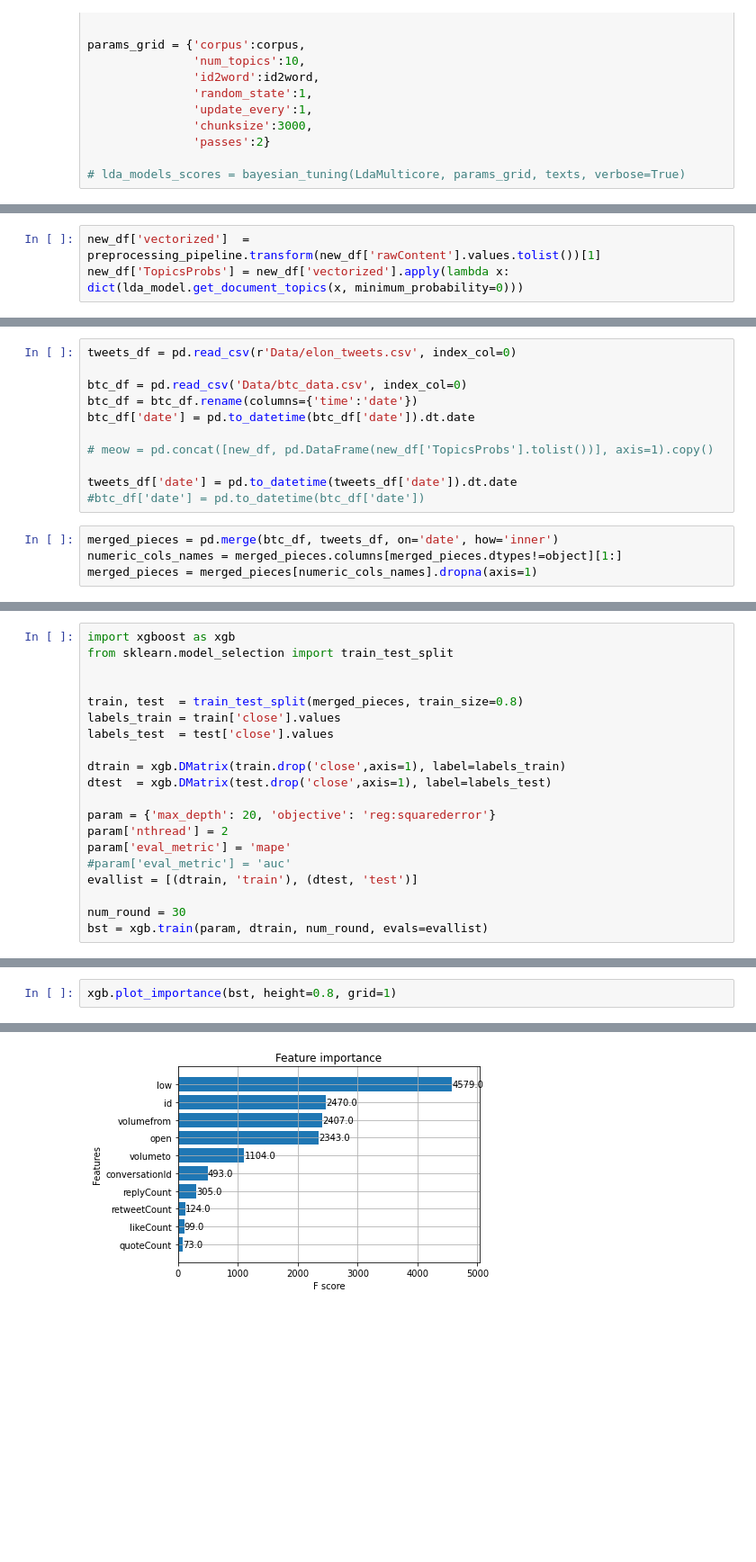
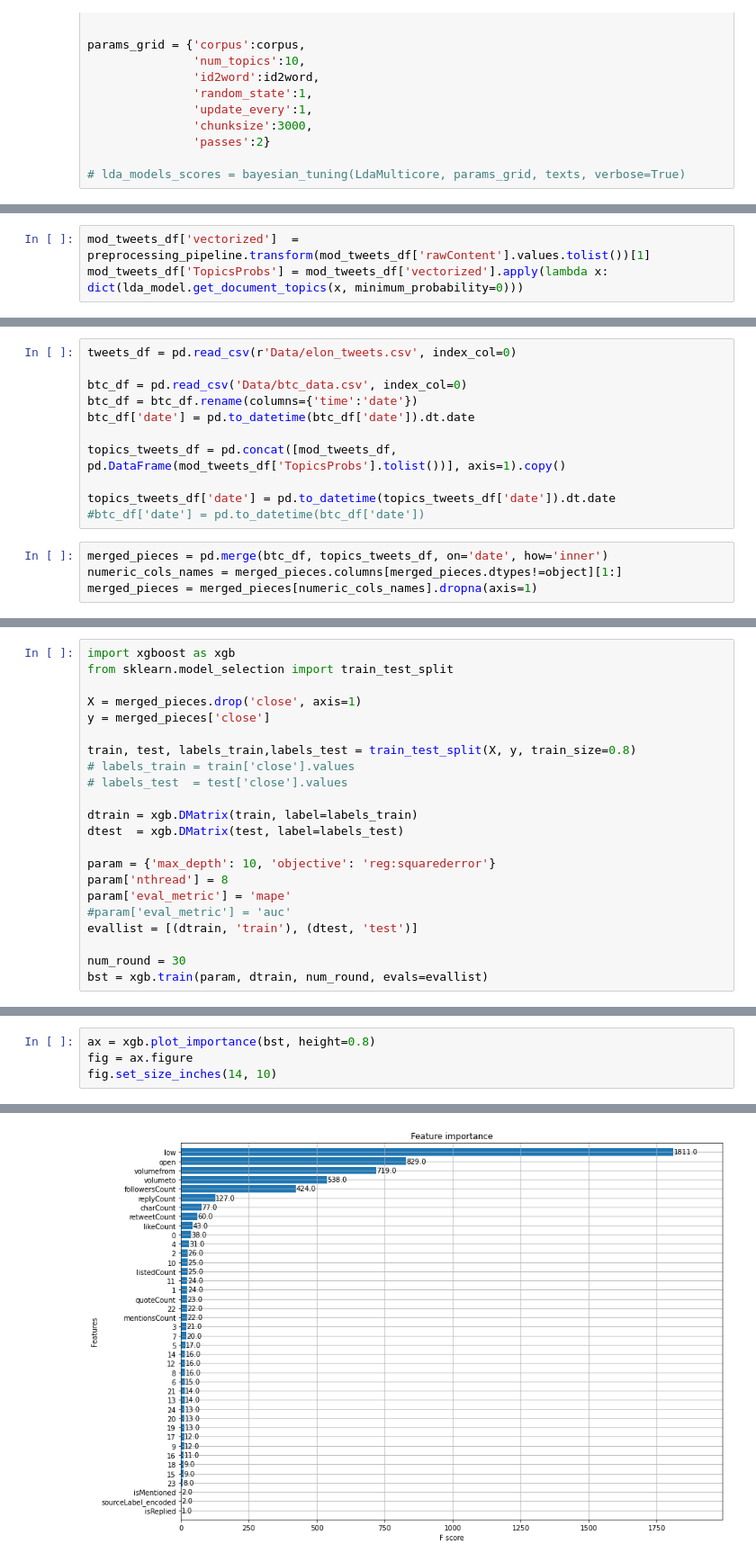
Before and after one commit to Mierva/ElonsCryptoEffect, a Jupyter notebook: main.ipynb, the cells around one changed output, grey strips where cells are left out. Shown at 90% size. Saved outputs shown, nothing was run; the diff lists cells and outputs as text; blank space fills up the shorter version.

Commit message:
cleaned complex text features for later grouping by date. moved it before LDA

```diff
--- a/main.ipynb
+++ b/main.ipynb
@@ -439,3 +397,3 @@ def prepare_new_texts(texts: list[str]):
 # %%
-new_df['vectorized']  = preprocessing_pipeline.transform(new_df['rawContent'].values.tolist())[1]
-new_df['TopicsProbs'] = new_df['vectorized'].apply(lambda x: dict(lda_model.get_document_topics(x, minimum_probability=0)))
+mod_tweets_df['vectorized']  = preprocessing_pipeline.transform(mod_tweets_df['rawContent'].values.tolist())[1]
+mod_tweets_df['TopicsProbs'] = mod_tweets_df['vectorized'].apply(lambda x: dict(lda_model.get_document_topics(x, minimum_probability=0)))
@@ -452,11 +406,11 @@ btc_df = pd.read_csv('Data/btc_data.csv', index_col=0)
 btc_df = btc_df.rename(columns={'time':'date'})
 btc_df['date'] = pd.to_datetime(btc_df['date']).dt.date
 
-# meow = pd.concat([new_df, pd.DataFrame(new_df['TopicsProbs'].tolist())], axis=1).copy()
+topics_tweets_df = pd.concat([mod_tweets_df, pd.DataFrame(mod_tweets_df['TopicsProbs'].tolist())], axis=1).copy()
 
-tweets_df['date'] = pd.to_datetime(tweets_df['date']).dt.date
+topics_tweets_df['date'] = pd.to_datetime(topics_tweets_df['date']).dt.date
 #btc_df['date'] = pd.to_datetime(btc_df['date'])
 # %%
-merged_pieces = pd.merge(btc_df, tweets_df, on='date', how='inner')
+merged_pieces = pd.merge(btc_df, topics_tweets_df, on='date', how='inner')
 numeric_cols_names = merged_pieces.columns[merged_pieces.dtypes!=object][1:]
 merged_pieces = merged_pieces[numeric_cols_names].dropna(axis=1)
@@ -464,16 +434,18 @@ merged_pieces = merged_pieces[numeric_cols_names].dropna(axis=1)
 import xgboost as xgb
 from sklearn.model_selection import train_test_split
 
+X = merged_pieces.drop('close', axis=1)
+y = merged_pieces['close']
 
-train, test  = train_test_split(merged_pieces, train_size=0.8)
-labels_train = train['close'].values
-labels_test  = test['close'].values
+train, test, labels_train,labels_test = train_test_split(X, y, train_size=0.8)
+# labels_train = train['close'].values
+# labels_test  = test['close'].values
 
-dtrain = xgb.DMatrix(train.drop('close',axis=1), label=labels_train)
-dtest  = xgb.DMatrix(test.drop('close',axis=1), label=labels_test)
+dtrain = xgb.DMatrix(train, label=labels_train)
+dtest  = xgb.DMatrix(test, label=labels_test)
 
-param = {'max_depth': 20, 'objective': 'reg:squarederror'}
-param['nthread'] = 2
+param = {'max_depth': 10, 'objective': 'reg:squarederror'}
+param['nthread'] = 8
 param['eval_metric'] = 'mape'
 #param['eval_metric'] = 'auc'
 evallist = [(dtrain, 'train'), (dtest, 'test')]
@@ -501,3 +473,5 @@ bst = xgb.train(param, dtrain, num_round, evals=evallist)
 # %%
-xgb.plot_importance(bst, height=0.8, grid=1)
+ax = xgb.plot_importance(bst, height=0.8)
+fig = ax.figure
+fig.set_size_inches(14, 10)
 # %% [output]
@@ -505 +478 @@ xgb.plot_importance(bst, height=0.8, grid=1)
-[figure, old version]
+[figure, new version]
```
Also changed, not shown: parts of 24 cells of this notebook.
